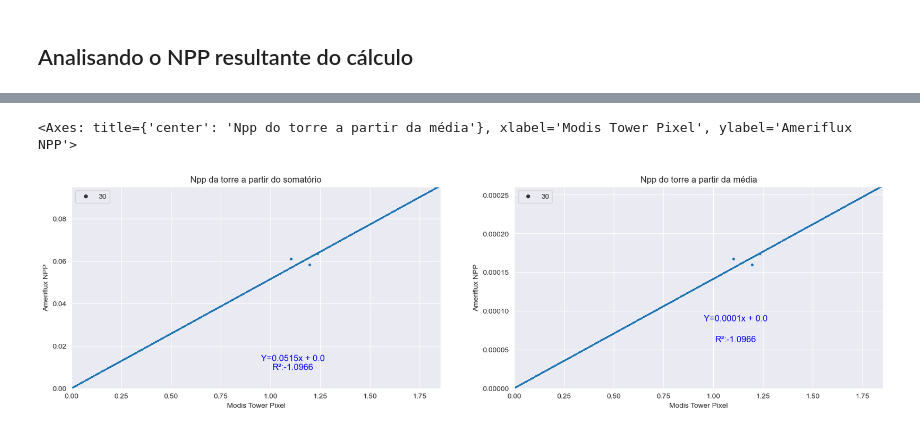
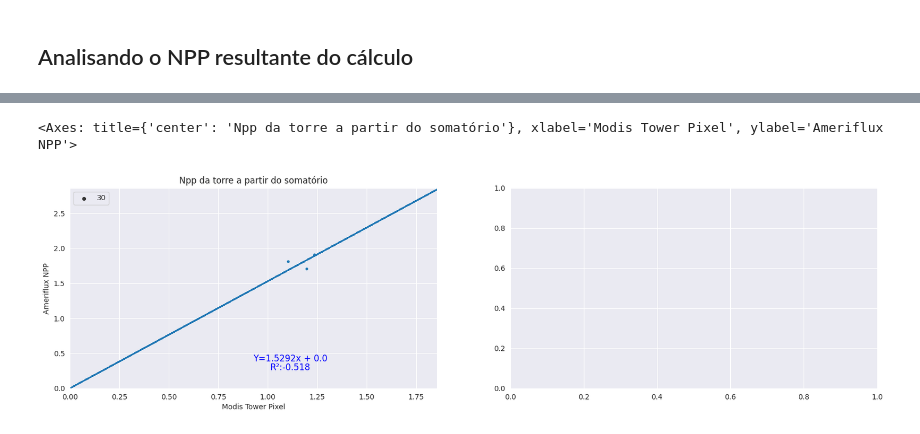
Before and after one commit to albert-santos/remote-sensing, a Jupyter notebook: Jean/Santarem/Comparacao_Santarem_Modis.ipynb, the cells around one changed output, grey strips where cells are left out. Drawn from its saved outputs; the diff is of its cells as text; code cells hidden in the pictures.

```diff
--- a/Jean/Santarem/Comparacao_Santarem_Modis.ipynb
+++ b/Jean/Santarem/Comparacao_Santarem_Modis.ipynb
@@ -746,38 +847,26 @@ Modis
 # %%
 npp_dataframe = {
     'Ameriflux NPP':Npp_ameriflux['Npp'].resample('Y').sum().values,
     'Modis Tower Pixel': npp_anos_seguintes[149].values
 }
 fig, ax = plt.subplots(1,2, figsize=(20, 5))
 data = pd.DataFrame(npp_dataframe)
 
 sns.set_style('darkgrid')
 
 eixo_x = 'Modis Tower Pixel'
 eixo_y = 'Ameriflux NPP'
 
 xlabel = 'Modis Tower Pixel'
 ylabel = 'Ameriflux NPP'
 
 title = 'Npp da torre a partir do somatório'
 somatorio_corr = data.corr().copy()
 
-reg_graph_subplot(eixo_x,eixo_y,sct_size=30,data=data,xlabel=xlabel,ylabel=ylabel,title=title,legend_visibility=False,reg_from_start=True,offset_txt_x=0.1,offset_txt_y=0.014,axes=ax,subplot_num=1,fit_intercept=False)
-
-
-npp_dataframe = {
-    'Ameriflux NPP':Npp_ameriflux['Npp'].resample('Y').mean().values,
-    'Modis Tower Pixel': npp_anos_seguintes[149].values
-}
-data = pd.DataFrame(npp_dataframe)
-media_corr = data.corr().copy()
-
-title = 'Npp do torre a partir da média'
-
-reg_graph_subplot(eixo_x,eixo_y,sct_size=30,data=data,xlabel=xlabel,ylabel=ylabel,title=title,legend_visibility=False,reg_from_start=True,offset_txt_x=0.1,offset_txt_y=0.00009,axes=ax,subplot_num=2,fit_intercept=False)
+reg_graph_subplot(eixo_x,eixo_y,sct_size=30,data=data,xlabel=xlabel,ylabel=ylabel,title=title,legend_visibility=False,reg_from_start=True,offset_txt_x=0.1,offset_txt_y=0.42,axes=ax,subplot_num=1,fit_intercept=False)
 # %% [output]
-<Axes: title={'center': 'Npp do torre a partir da média'}, xlabel='Modis Tower Pixel', ylabel='Ameriflux NPP'>
+<Axes: title={'center': 'Npp da torre a partir do somatório'}, xlabel='Modis Tower Pixel', ylabel='Ameriflux NPP'>
-[figure, old version]
+[figure, new version]
 # %%
 display_side_by_side([somatorio_corr, media_corr], ['ameriflux', 'Modis'])
 # %% [output]
```
Also changed, not shown: parts of 27 cells of this notebook.
